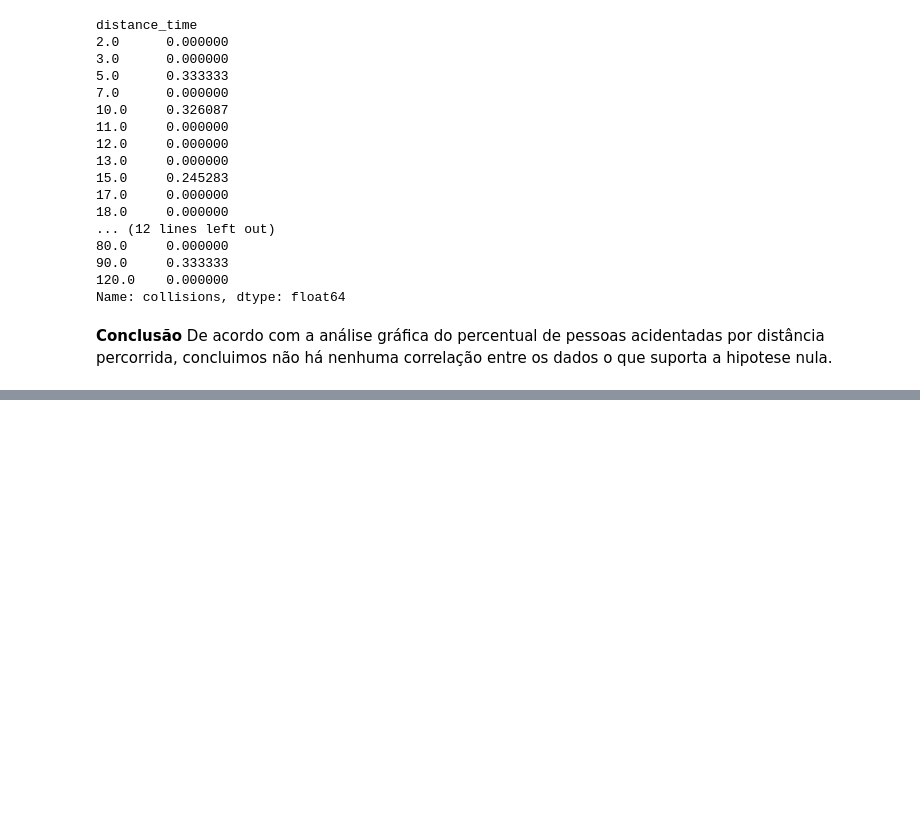
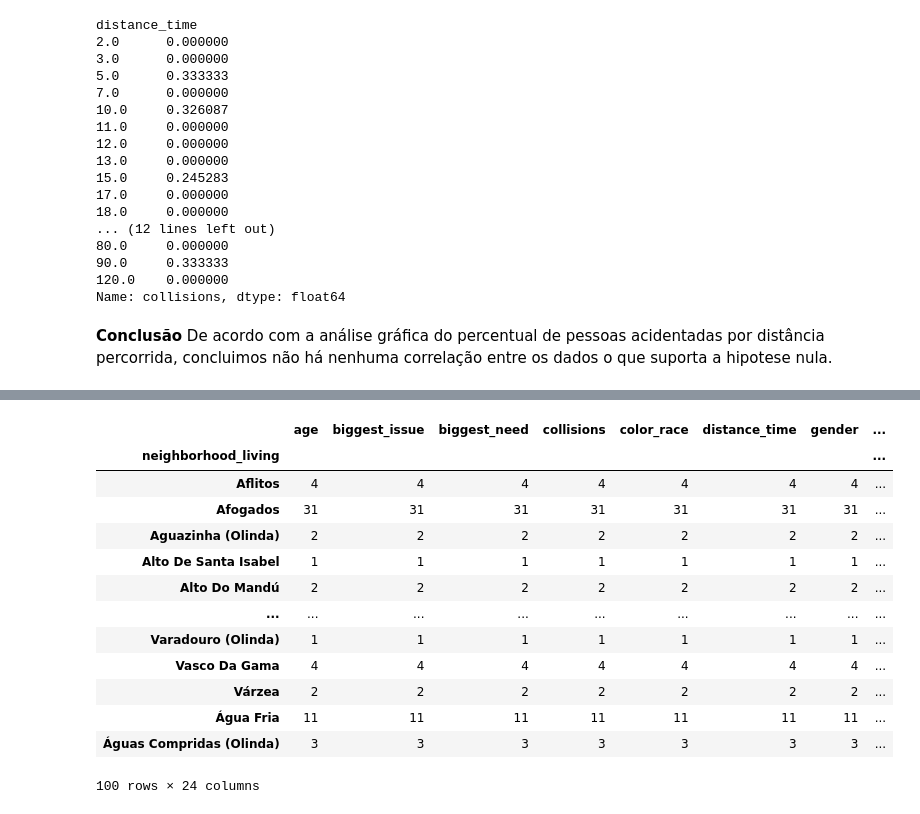
Before and after one commit to pedrocostab/Data_Science_Ciclistas, a Jupyter notebook: Projeto_1_Ciência_de_Dados.ipynb, the cells around one changed output, grey strips where cells are left out. Drawn from its saved outputs; the diff is of its cells as text; code cells hidden in the pictures; blank space fills up the shorter version.

```diff
--- a/Projeto_1_Ciência_de_Dados.ipynb
+++ b/Projeto_1_Ciência_de_Dados.ipynb
@@ -1169,0 +1118,17 @@ ciclistas[ciclistas["gender"]=="Masculino"].groupby(["biggest_need"]).count()
+# %%
+ciclistas.groupby(['neighborhood_living']).count()
+# %% [output]
+|  | age | biggest_issue | biggest_need | collisions | color_race | distance_time | gender | ... |
+| neighborhood_living |  |  |  |  |  |  |  | ... |
+| Aflitos | 4 | 4 | 4 | 4 | 4 | 4 | 4 | ... |
+| Afogados | 31 | 31 | 31 | 31 | 31 | 31 | 31 | ... |
+| Aguazinha (Olinda) | 2 | 2 | 2 | 2 | 2 | 2 | 2 | ... |
+| Alto De Santa Isabel | 1 | 1 | 1 | 1 | 1 | 1 | 1 | ... |
+| Alto Do Mandú | 2 | 2 | 2 | 2 | 2 | 2 | 2 | ... |
+| ... | ... | ... | ... | ... | ... | ... | ... | ... |
+| Varadouro (Olinda) | 1 | 1 | 1 | 1 | 1 | 1 | 1 | ... |
+| Vasco Da Gama | 4 | 4 | 4 | 4 | 4 | 4 | 4 | ... |
+| Várzea | 2 | 2 | 2 | 2 | 2 | 2 | 2 | ... |
+| Água Fria | 11 | 11 | 11 | 11 | 11 | 11 | 11 | ... |
+| Águas Compridas (Olinda) | 3 | 3 | 3 | 3 | 3 | 3 | 3 | ... |
+100 rows × 24 columns
```
Also changed, not shown: parts of 18 cells of this notebook.
